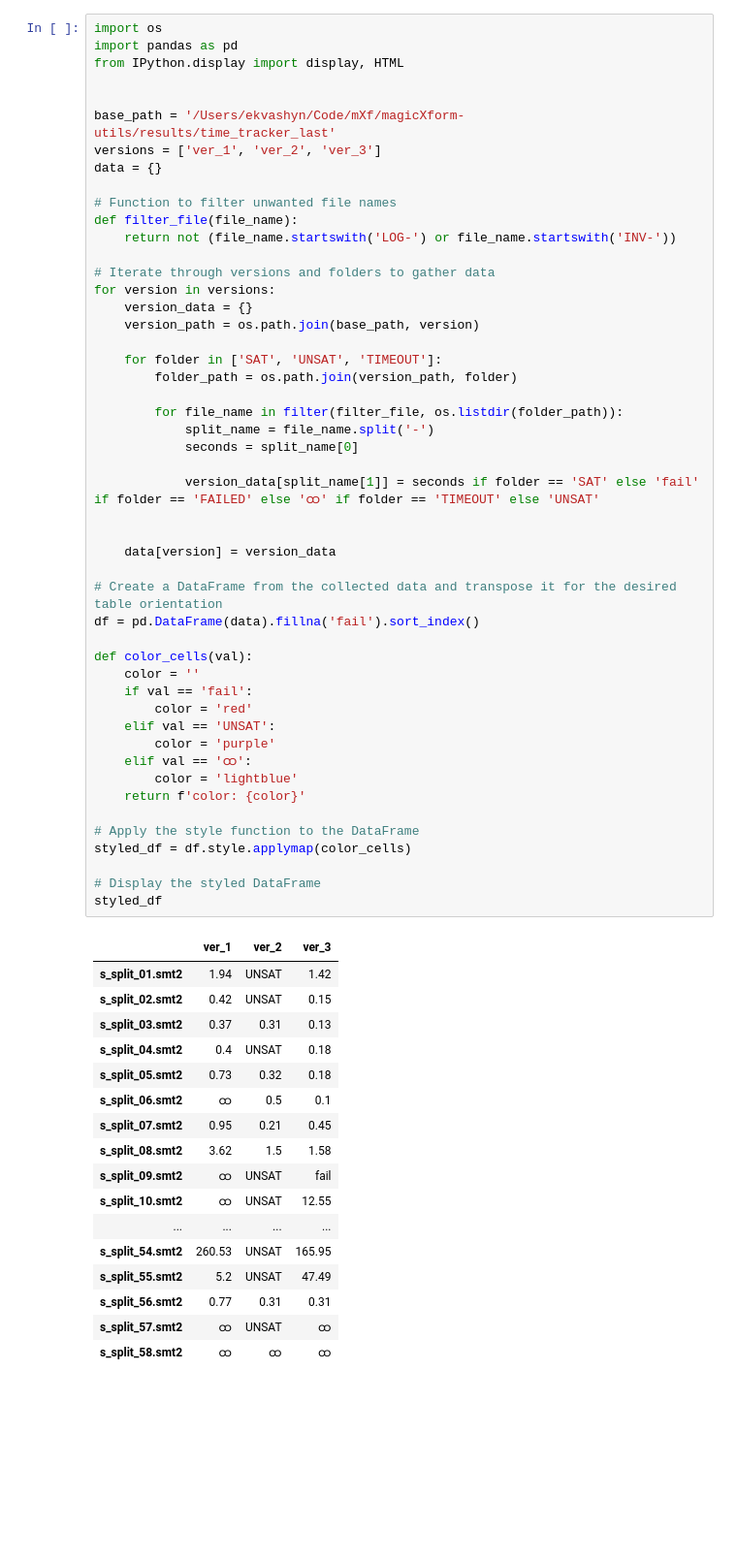
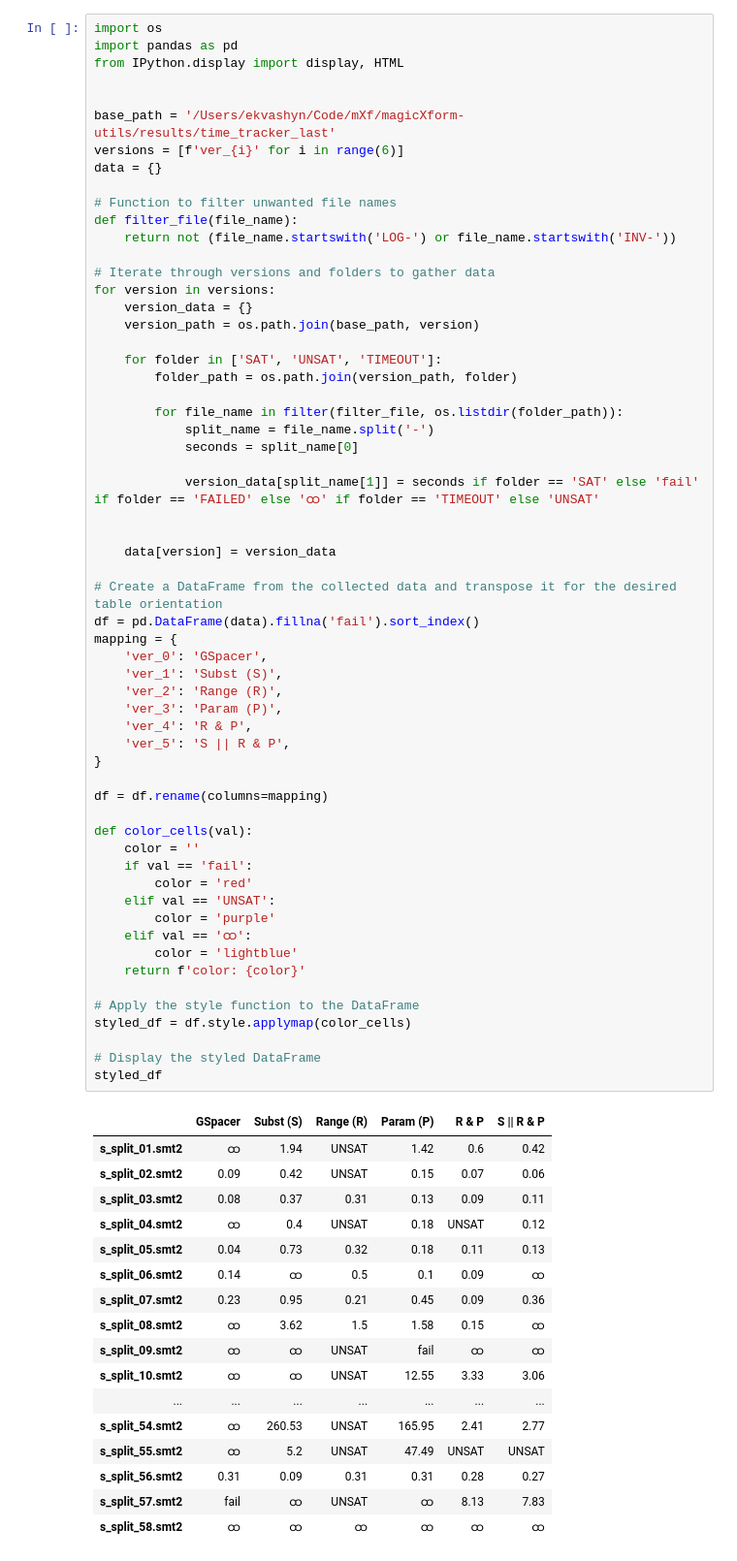
Before and after one commit to Erveftick/magicXform, a Jupyter notebook: results/analytics.ipynb, the cells around one changed output. Shown at 97% size. Cells and saved outputs as stored; diff of their text form; blank space fills up the shorter version.

Commit message:
Updated versions and analytiics script

```diff
--- a/results/analytics.ipynb
+++ b/results/analytics.ipynb
@@ -5,7 +5,7 @@ from IPython.display import display, HTML
 
 
 base_path = '/Users/ekvashyn/Code/mXf/magicXform-utils/results/time_tracker_last'
-versions = ['ver_1', 'ver_2', 'ver_3']
+versions = [f'ver_{i}' for i in range(6)]
 data = {}
 
 # Function to filter unwanted file names
@@ -21,50 +21,60 @@ for version in versions:
         folder_path = os.path.join(version_path, folder)
 
         for file_name in filter(filter_file, os.listdir(folder_path)):
             split_name = file_name.split('-')
             seconds = split_name[0]
 
             version_data[split_name[1]] = seconds if folder == 'SAT' else 'fail' if folder == 'FAILED' else 'ထ' if folder == 'TIMEOUT' else 'UNSAT'
 
 
     data[version] = version_data
 
 # Create a DataFrame from the collected data and transpose it for the desired table orientation
 df = pd.DataFrame(data).fillna('fail').sort_index()
+mapping = {
+    'ver_0': 'GSpacer',
+    'ver_1': 'Subst (S)',
+    'ver_2': 'Range (R)',
+    'ver_3': 'Param (P)',
+    'ver_4': 'R & P',
+    'ver_5': 'S || R & P',
+}
+
+df = df.rename(columns=mapping)
 
 def color_cells(val):
     color = ''
     if val == 'fail':
         color = 'red'
     elif val == 'UNSAT':
         color = 'purple'
     elif val == 'ထ':
         color = 'lightblue'
     return f'color: {color}'
 
 # Apply the style function to the DataFrame
 styled_df = df.style.applymap(color_cells)
 
 # Display the styled DataFrame
 styled_df
 # %% [output]
-|  | ver_1 | ver_2 | ver_3 |
-| s_split_01.smt2 | 1.94 | UNSAT | 1.42 |
-| s_split_02.smt2 | 0.42 | UNSAT | 0.15 |
-| s_split_03.smt2 | 0.37 | 0.31 | 0.13 |
-| s_split_04.smt2 | 0.4 | UNSAT | 0.18 |
-| s_split_05.smt2 | 0.73 | 0.32 | 0.18 |
-| s_split_06.smt2 | ထ | 0.5 | 0.1 |
-| s_split_07.smt2 | 0.95 | 0.21 | 0.45 |
-| s_split_08.smt2 | 3.62 | 1.5 | 1.58 |
-| s_split_09.smt2 | ထ | UNSAT | fail |
-| s_split_10.smt2 | ထ | UNSAT | 12.55 |
-| ... | ... | ... | ... |
-| s_split_54.smt2 | 260.53 | UNSAT | 165.95 |
-| s_split_55.smt2 | 5.2 | UNSAT | 47.49 |
-| s_split_56.smt2 | 0.77 | 0.31 | 0.31 |
-| s_split_57.smt2 | ထ | UNSAT | ထ |
-| s_split_58.smt2 | ထ | ထ | ထ |
+|  | GSpacer | Subst (S) | Range (R) | Param (P) | R & P | S || R & P |
+| s_split_01.smt2 | ထ | 1.94 | UNSAT | 1.42 | 0.6 | 0.42 |
+| s_split_02.smt2 | 0.09 | 0.42 | UNSAT | 0.15 | 0.07 | 0.06 |
+| s_split_03.smt2 | 0.08 | 0.37 | 0.31 | 0.13 | 0.09 | 0.11 |
+| s_split_04.smt2 | ထ | 0.4 | UNSAT | 0.18 | UNSAT | 0.12 |
+| s_split_05.smt2 | 0.04 | 0.73 | 0.32 | 0.18 | 0.11 | 0.13 |
+| s_split_06.smt2 | 0.14 | ထ | 0.5 | 0.1 | 0.09 | ထ |
+| s_split_07.smt2 | 0.23 | 0.95 | 0.21 | 0.45 | 0.09 | 0.36 |
+| s_split_08.smt2 | ထ | 3.62 | 1.5 | 1.58 | 0.15 | ထ |
+| s_split_09.smt2 | ထ | ထ | UNSAT | fail | ထ | ထ |
+| s_split_10.smt2 | ထ | ထ | UNSAT | 12.55 | 3.33 | 3.06 |
+| ... | ... | ... | ... | ... | ... | ... |
+| s_split_54.smt2 | ထ | 260.53 | UNSAT | 165.95 | 2.41 | 2.77 |
+| s_split_55.smt2 | ထ | 5.2 | UNSAT | 47.49 | UNSAT | UNSAT |
+| s_split_56.smt2 | 0.31 | 0.09 | 0.31 | 0.31 | 0.28 | 0.27 |
+| s_split_57.smt2 | fail | ထ | UNSAT | ထ | 8.13 | 7.83 |
+| s_split_58.smt2 | ထ | ထ | ထ | ထ | ထ | ထ |
 # %%
 # Function to count files in each folder
 def count_files(version_path):
```
Also changed, not shown: parts of 1 cell of this notebook, 2 other files.
